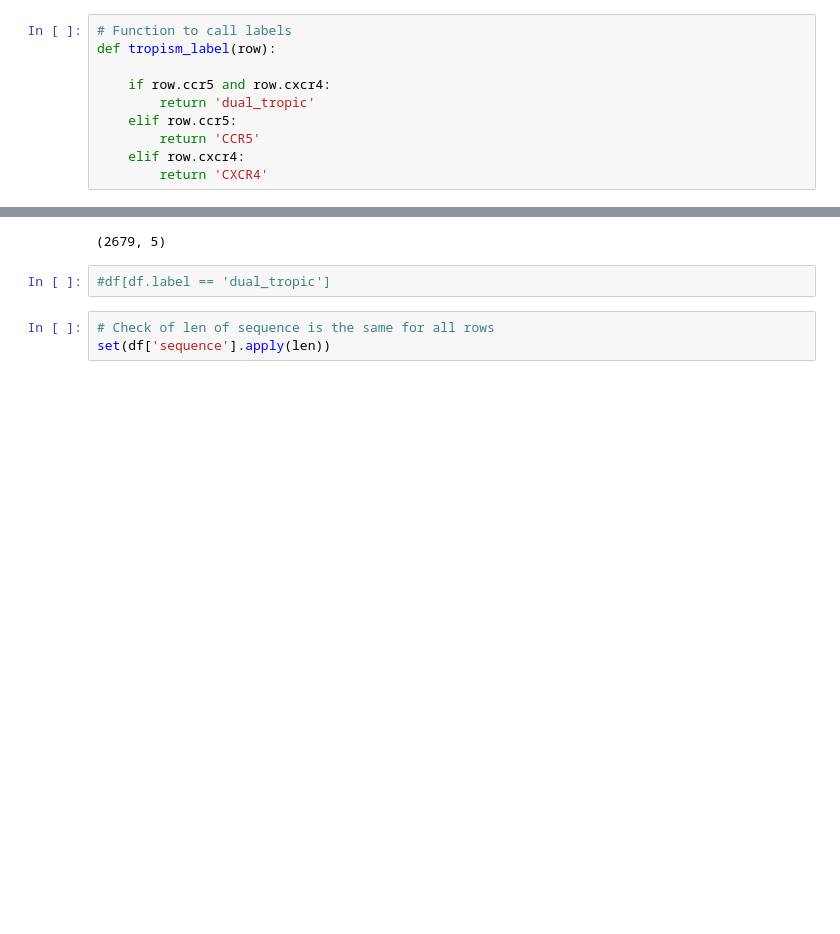
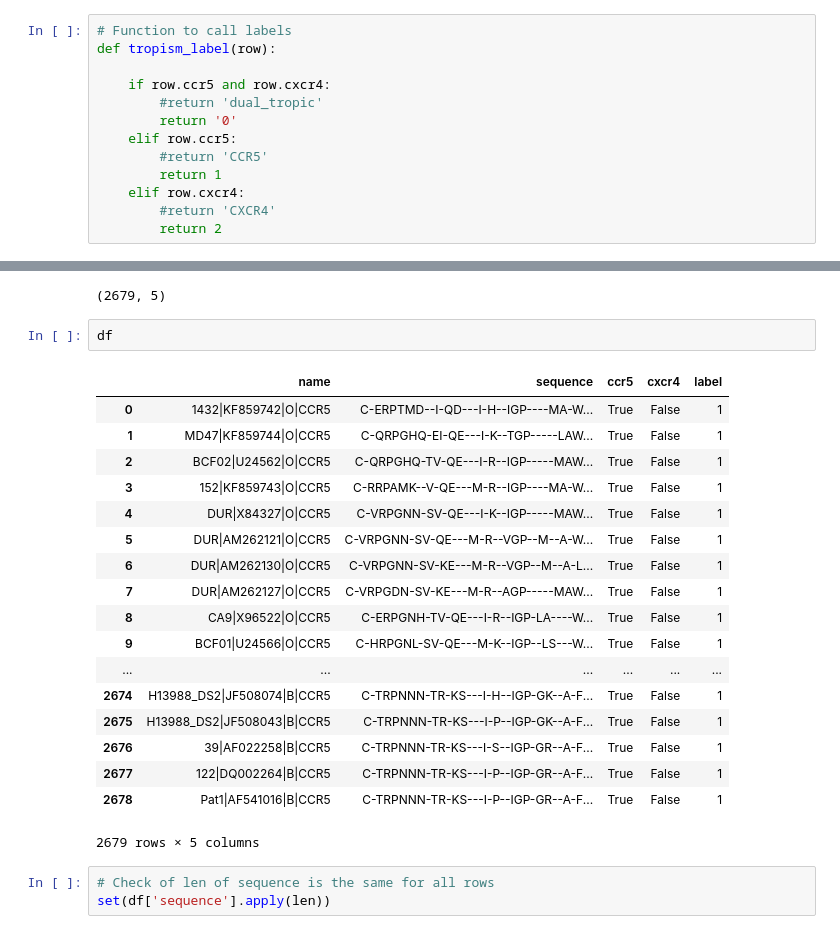
Before and after one commit to GabrielSGoncalves/DeepTropism, a Jupyter notebook: DeepTropism_study.ipynb, the cells around one changed output, grey strips where cells are left out. Cells and saved outputs as stored; diff of their text form; blank space fills up the shorter version.

```diff
--- a/DeepTropism_study.ipynb
+++ b/DeepTropism_study.ipynb
@@ -38,11 +38,14 @@ seq = df.loc[0, 'sequence']
 def tropism_label(row):
 
     if row.ccr5 and row.cxcr4:
-        return 'dual_tropic'
+        #return 'dual_tropic'
+        return '0'
     elif row.ccr5:
-        return 'CCR5'
+        #return 'CCR5'
+        return 1
     elif row.cxcr4:
-        return 'CXCR4'
+        #return 'CXCR4'
+        return 2
 # %%
 df['label'] = df.apply(tropism_label, axis=1)
 # %%
@@ -60,8 +63,27 @@ len(df[(df.ccr5 == False)|(df.cxcr4 == False)])
 df.shape
 # %% [output]
 (2679, 5)
-# %%
-#df[df.label == 'dual_tropic']
+# %%
+df
+# %% [output]
+|  | name | sequence | ccr5 | cxcr4 | label |
+| 0 | 1432|KF859742|O|CCR5 | C-ERPTMD--I-QD---I-H--IGP----MA-W... | True | False | 1 |
+| 1 | MD47|KF859744|O|CCR5 | C-QRPGHQ-EI-QE---I-K--TGP-----LAW... | True | False | 1 |
+| 2 | BCF02|U24562|O|CCR5 | C-QRPGHQ-TV-QE---I-R--IGP-----MAW... | True | False | 1 |
+| 3 | 152|KF859743|O|CCR5 | C-RRPAMK--V-QE---M-R--IGP----MA-W... | True | False | 1 |
+| 4 | DUR|X84327|O|CCR5 | C-VRPGNN-SV-QE---I-K--IGP-----MAW... | True | False | 1 |
+| 5 | DUR|AM262121|O|CCR5 | C-VRPGNN-SV-QE---M-R--VGP--M--A-W... | True | False | 1 |
+| 6 | DUR|AM262130|O|CCR5 | C-VRPGNN-SV-KE---M-R--VGP--M--A-L... | True | False | 1 |
+| 7 | DUR|AM262127|O|CCR5 | C-VRPGDN-SV-KE---M-R--AGP-----MAW... | True | False | 1 |
+| 8 | CA9|X96522|O|CCR5 | C-ERPGNH-TV-QE---I-R--IGP-LA----W... | True | False | 1 |
+| 9 | BCF01|U24566|O|CCR5 | C-HRPGNL-SV-QE---M-K--IGP--LS---W... | True | False | 1 |
+| ... | ... | ... | ... | ... | ... |
+| 2674 | H13988_DS2|JF508074|B|CCR5 | C-TRPNNN-TR-KS---I-H--IGP-GK--A-F... | True | False | 1 |
+| 2675 | H13988_DS2|JF508043|B|CCR5 | C-TRPNNN-TR-KS---I-P--IGP-GK--A-F... | True | False | 1 |
+| 2676 | 39|AF022258|B|CCR5 | C-TRPNNN-TR-KS---I-S--IGP-GR--A-F... | True | False | 1 |
+| 2677 | 122|DQ002264|B|CCR5 | C-TRPNNN-TR-KS---I-P--IGP-GR--A-F... | True | False | 1 |
+| 2678 | Pat1|AF541016|B|CCR5 | C-TRPNNN-TR-KS---I-P--IGP-GR--A-F... | True | False | 1 |
+2679 rows × 5 columns
 # %%
 # Check of len of sequence is the same for all rows
 set(df['sequence'].apply(len))
```
Also changed, not shown: parts of 50 cells of this notebook.
